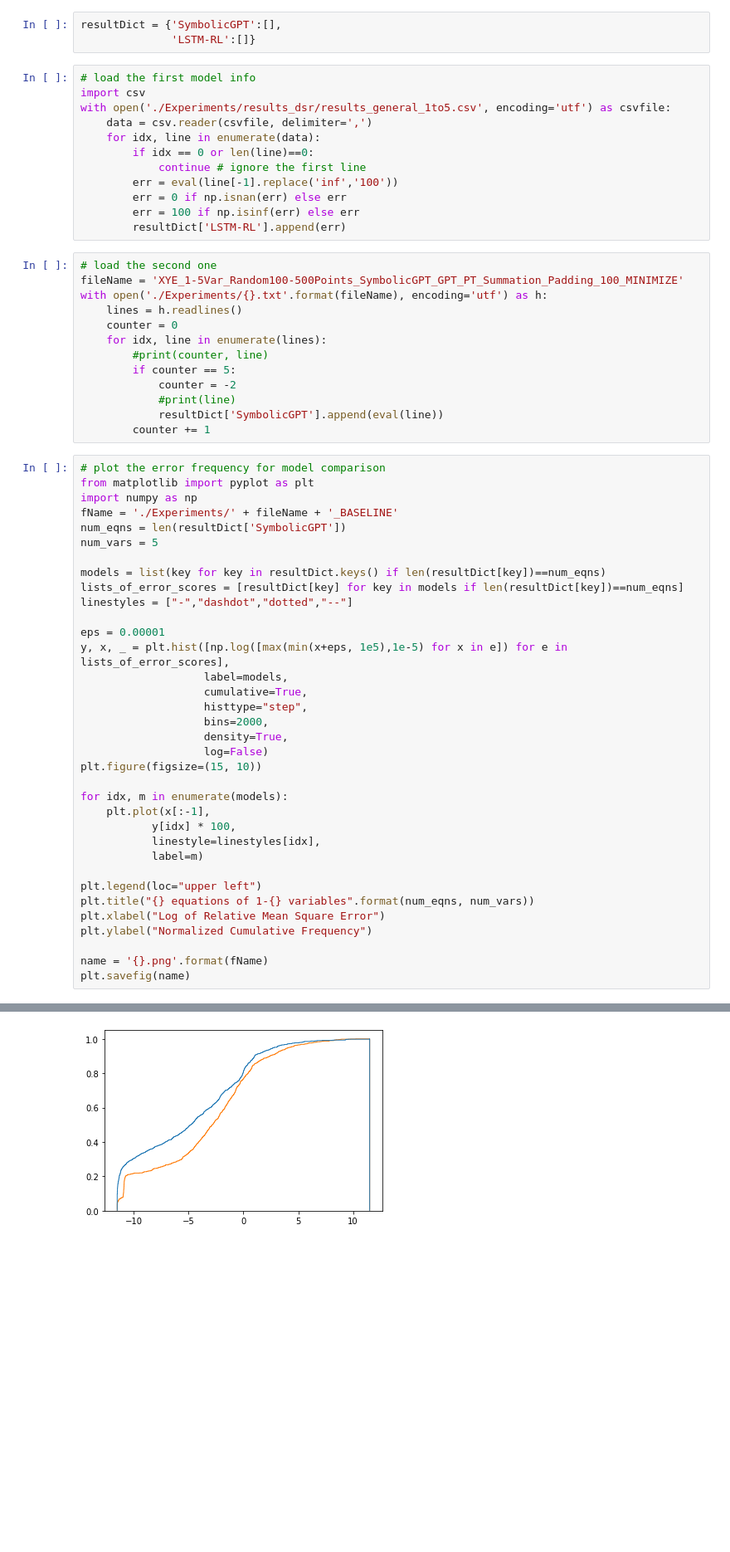
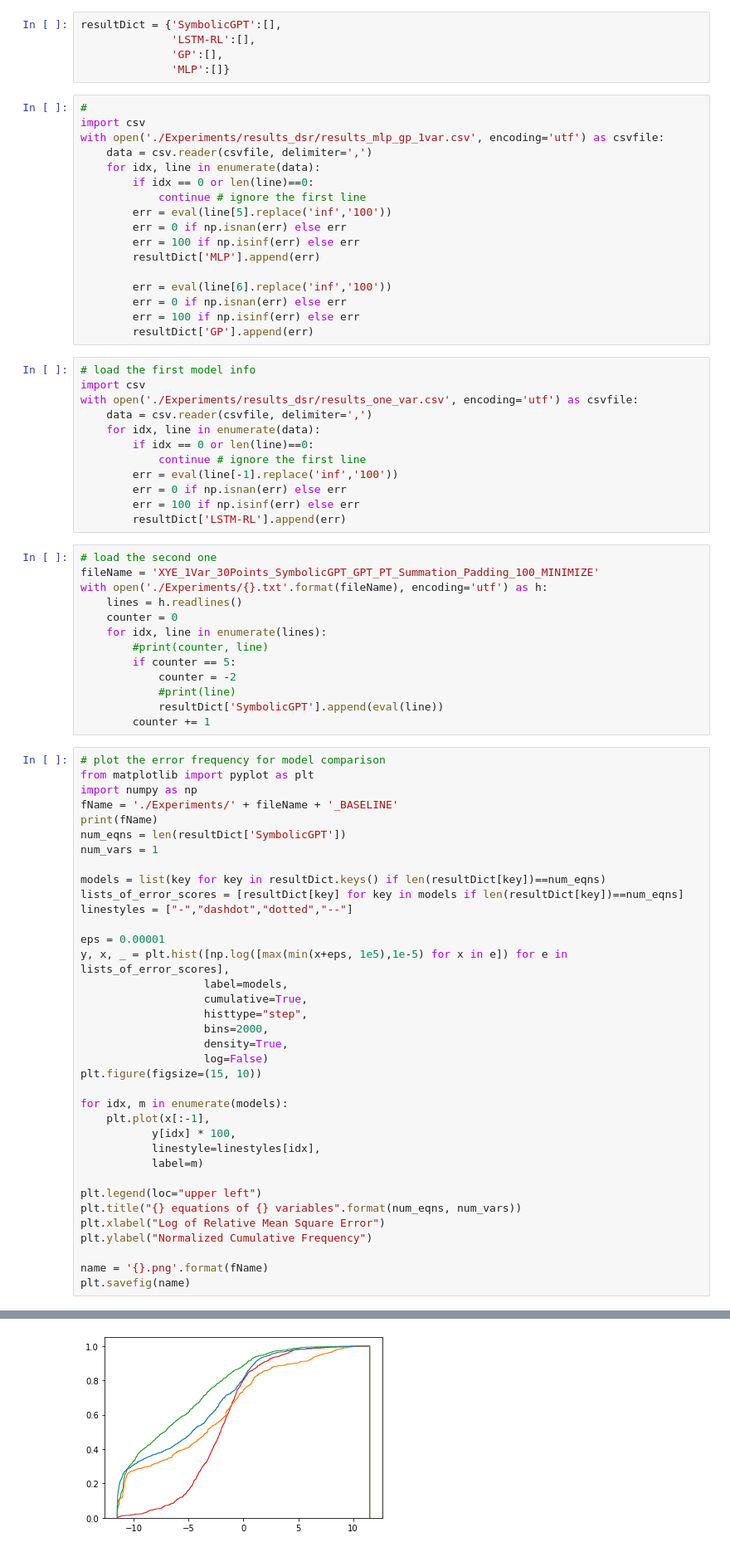
Before and after one commit to mojivalipour/symbolicgpt, a Jupyter notebook: plot2ModelsTogether.ipynb, the cells around one changed output, grey strips where cells are left out. Shown at 83% size. Drawn from its saved outputs; the diff is of its cells as text; blank space fills up the shorter version.

```diff
--- a/plot2ModelsTogether.ipynb
+++ b/plot2ModelsTogether.ipynb
@@ -1,10 +1,29 @@
 # %%
 resultDict = {'SymbolicGPT':[],
-              'LSTM-RL':[]}
+              'LSTM-RL':[],
+              'GP':[],
+              'MLP':[]}
+# %%
+#
+import csv
+with open('./Experiments/results_dsr/results_mlp_gp_1var.csv', encoding='utf') as csvfile:
+    data = csv.reader(csvfile, delimiter=',')
+    for idx, line in enumerate(data):
+        if idx == 0 or len(line)==0:
+            continue # ignore the first line
+        err = eval(line[5].replace('inf','100'))
+        err = 0 if np.isnan(err) else err
+        err = 100 if np.isinf(err) else err
+        resultDict['MLP'].append(err)
+
+        err = eval(line[6].replace('inf','100'))
+        err = 0 if np.isnan(err) else err
+        err = 100 if np.isinf(err) else err
+        resultDict['GP'].append(err)
 # %%
 # load the first model info
 import csv
-with open('./Experiments/results_dsr/results_general_1to5.csv', encoding='utf') as csvfile:
+with open('./Experiments/results_dsr/results_one_var.csv', encoding='utf') as csvfile:
     data = csv.reader(csvfile, delimiter=',')
     for idx, line in enumerate(data):
         if idx == 0 or len(line)==0:
@@ -15,7 +34,7 @@ with open('./Experiments/results_dsr/results_general_1to5.csv', encoding='utf')
         resultDict['LSTM-RL'].append(err)
 # %%
 # load the second one
-fileName = 'XYE_1-5Var_Random100-500Points_SymbolicGPT_GPT_PT_Summation_Padding_100_MINIMIZE'
+fileName = 'XYE_1Var_30Points_SymbolicGPT_GPT_PT_Summation_Padding_100_MINIMIZE'
 with open('./Experiments/{}.txt'.format(fileName), encoding='utf') as h:
     lines = h.readlines()
     counter = 0
@@ -31,8 +50,9 @@ with open('./Experiments/{}.txt'.format(fileName), encoding='utf') as h:
 from matplotlib import pyplot as plt
 import numpy as np
 fName = './Experiments/' + fileName + '_BASELINE'
+print(fName)
 num_eqns = len(resultDict['SymbolicGPT'])
-num_vars = 5
+num_vars = 1
 
 models = list(key for key in resultDict.keys() if len(resultDict[key])==num_eqns)
 lists_of_error_scores = [resultDict[key] for key in models if len(resultDict[key])==num_eqns]
@@ -55,7 +75,7 @@ for idx, m in enumerate(models):
            label=m)
 
 plt.legend(loc="upper left")
-plt.title("{} equations of 1-{} variables".format(num_eqns, num_vars))
+plt.title("{} equations of {} variables".format(num_eqns, num_vars))
 plt.xlabel("Log of Relative Mean Square Error")
 plt.ylabel("Normalized Cumulative Frequency")
 
@@ -65 +86 @@ plt.savefig(name)
-[figure, old version]
+[figure, new version]
```
Also changed, not shown: parts of 1 cell of this notebook, 6 other files.
